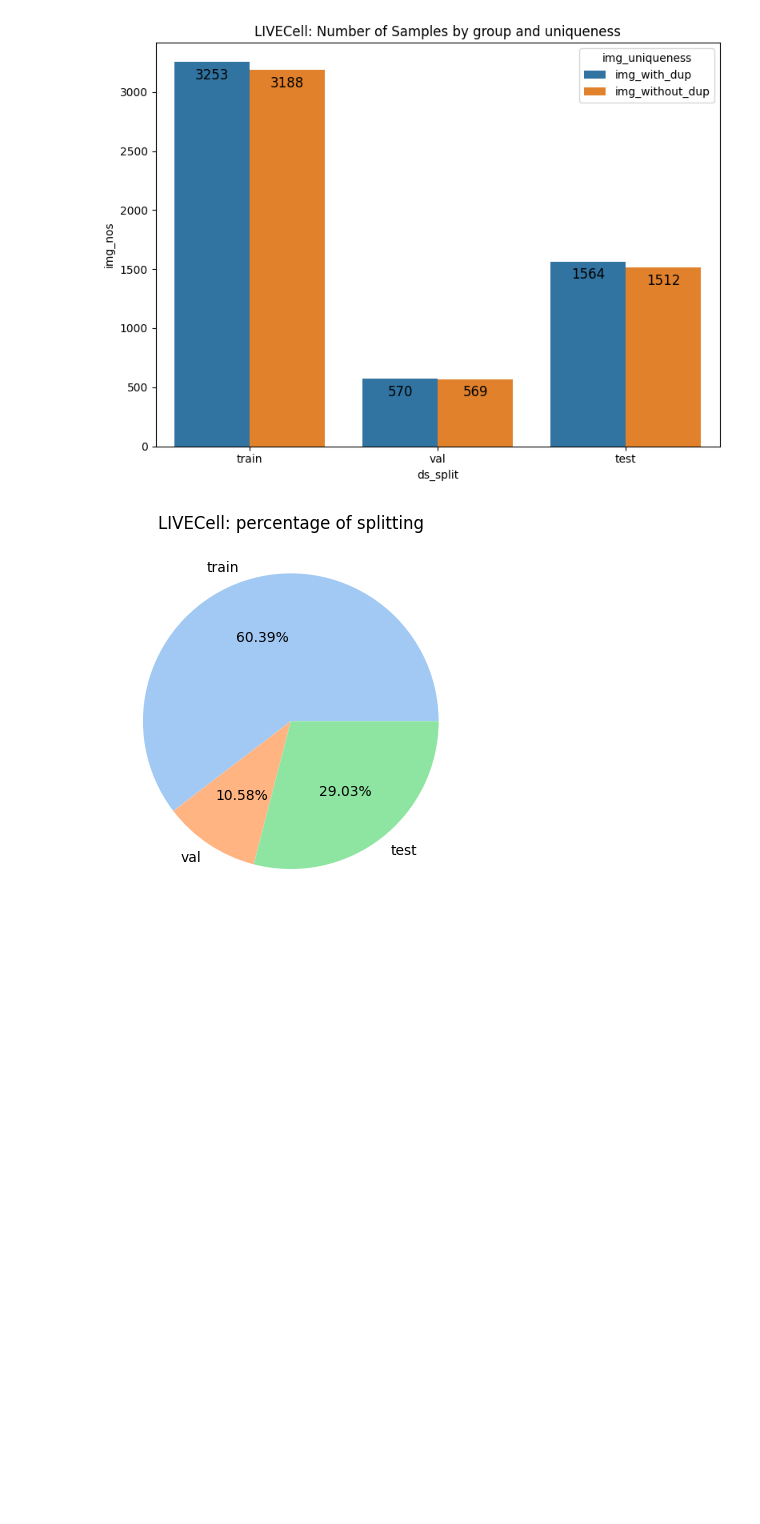
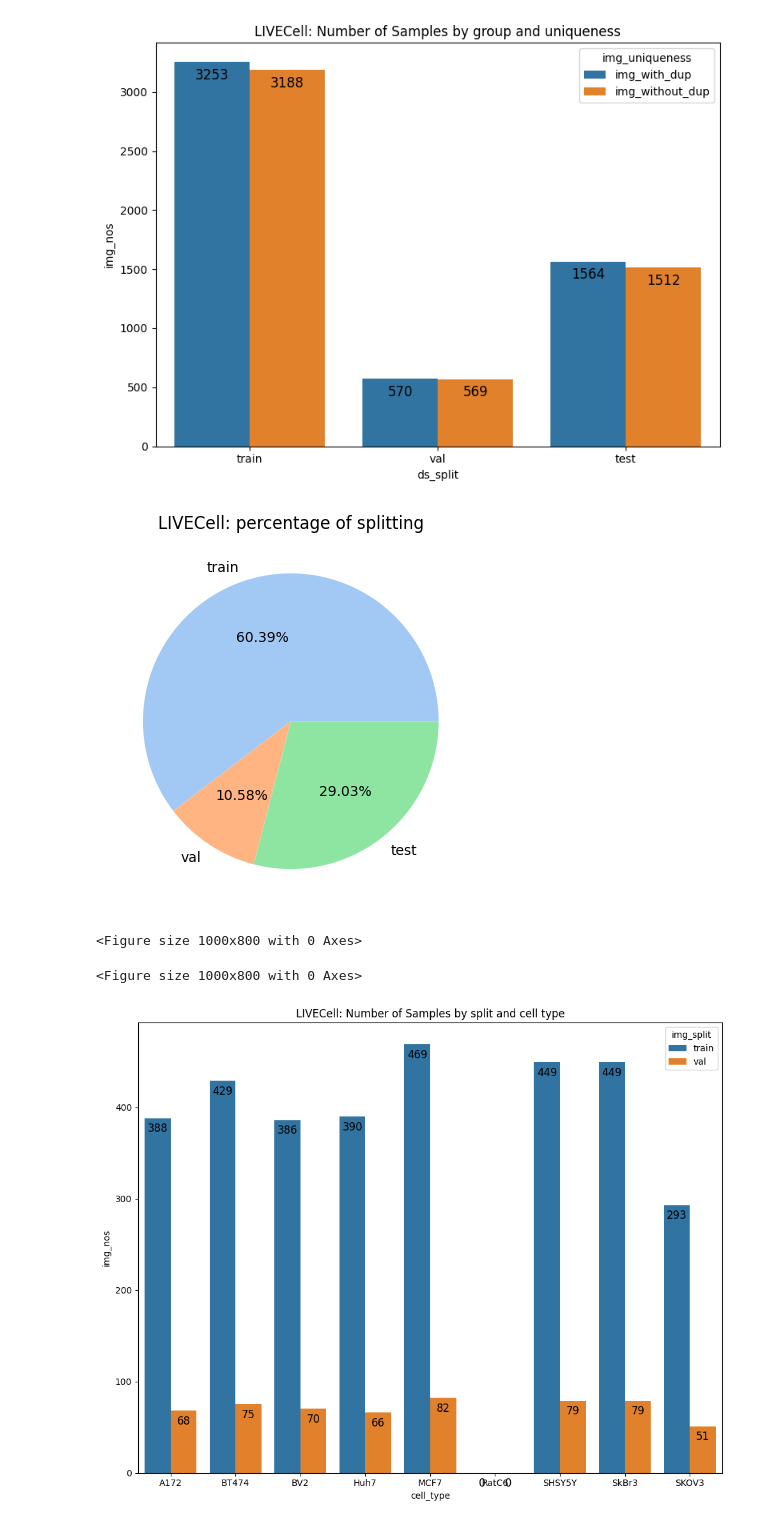
Before and after one commit to lenardxu/rkx_cell_is, a Jupyter notebook: analytics/data_exploration_LIVECell.ipynb, the cells around one changed output. Saved outputs shown, nothing was run; the diff lists cells and outputs as text; code cells hidden in the pictures; blank space fills up the shorter version.

Commit message:
update the notebook for exploring the livecell dataset

```diff
--- a/analytics/data_exploration_LIVECell.ipynb
+++ b/analytics/data_exploration_LIVECell.ipynb
@@ -337,3 +351,6 @@ df_livecell_train_imgs_meta.head()
 | 2 | 323 | 704 | 520 | BT474_Phase_C3_1_01d16h00m_3.tif | BT474_Phase_C3_1_01d16h00m_3.png | https://darwin.v7labs.com/api/ima... |
 | 3 | 498 | 704 | 520 | BT474_Phase_C3_1_02d16h00m_4.tif | BT474_Phase_C3_1_02d16h00m_4.png | https://darwin.v7labs.com/api/ima... |
 | 4 | 741 | 704 | 520 | BT474_Phase_C3_1_04d00h00m_3.tif | BT474_Phase_C3_1_04d00h00m_3.png | https://darwin.v7labs.com/api/ima... |
+# %%
+train_cell_type_cnt_dict = check_image_nos_per_cell_type(df_livecell_train_imgs_meta, CELL_TYPE_PATTERN)
+train_cell_type_cnt_dict
@@ -500,3 +527,6 @@ df_livecell_val_imgs_meta.head()
 | 2 | 86516 | 704 | 520 | BT474_Phase_C3_2_02d12h00m_3.tif | BT474_Phase_C3_2_02d12h00m_3.png | https://darwin.v7labs.com/api/ima... |
 | 3 | 86708 | 704 | 520 | BT474_Phase_B3_1_05d00h00m_3.tif | BT474_Phase_B3_1_05d00h00m_3.png | https://darwin.v7labs.com/api/ima... |
 | 4 | 87048 | 704 | 520 | BT474_Phase_B3_2_04d04h00m_4.tif | BT474_Phase_B3_2_04d04h00m_4.png | https://darwin.v7labs.com/api/ima... |
+# %%
+val_cell_type_cnt_dict = check_image_nos_per_cell_type(df_livecell_val_imgs_meta, CELL_TYPE_PATTERN)
+val_cell_type_cnt_dict
@@ -917,6 +961,31 @@ def display_statistics_of_ds_pie(len_img_ids_tuple, save=None):
         save_path = save / "results" / "distributions_of_sample_numbers_pie.png"
         plt.savefig(save_path.as_posix())
     plt.show()
+
+
+def display_statistics_of_cell_type(len_train_list, len_val_list, save=None):
+
+
+    df1 = pd.DataFrame({'cell_type': CELL_TYPE_PATTERN,
+                       'img_nos': len_train_list})
+    df2 = pd.DataFrame({'cell_type': CELL_TYPE_PATTERN,
+                       'img_nos': len_val_list})
+    df = pd.concat([df1, df2], ignore_index=True)
+    df['img_split'] = ['train'] * len(df1) + ['val'] * len(df2)
+
+    plt.figure(figsize=(10,8))
+    splot = sns.barplot(x='cell_type', y='img_nos', hue= 'img_split', data=df)
+    plt.title('LIVECell: Number of Samples by split and cell type')
+    for p in splot.patches:
+        splot.annotate(format(p.get_height(), '.0f'),
+                       (p.get_x()+p.get_width()/2, p.get_height()),
+                       ha='center', va='center', size=12,
+                       xytext=(0,-12), textcoords='offset points')
+    if save:
+        save_path = save / "results" / "distributions_of_sample_numbers_by_cell_type.png"
+        plt.savefig(save_path.as_posix())
+    plt.tight_layout()
+    plt.show()
 # %%
 # preparation of data for display
 
@@ -948,3 +1017,13 @@ display_statistics_of_ds(len_img_ids_tuple, len_img_filenames_tuple, save=projec
 display_statistics_of_ds_pie(len_img_ids_tuple, save=project_dir)
 # %% [output]
 [figure]
+# %%
+# display the statistics of samples of each cell type
+
+train_cell_type_cnt_lst = list(train_cell_type_cnt_dict.values())
+val_cell_type_cnt_lst = list(val_cell_type_cnt_dict.values())
+display_statistics_of_cell_type(train_cell_type_cnt_lst, val_cell_type_cnt_lst, save=project_dir)
+# %% [output]
+<Figure size 1000x800 with 0 Axes>
+<Figure size 1000x800 with 0 Axes>
+[figure, added]
```
Also changed, not shown: parts of 4 cells of this notebook.
